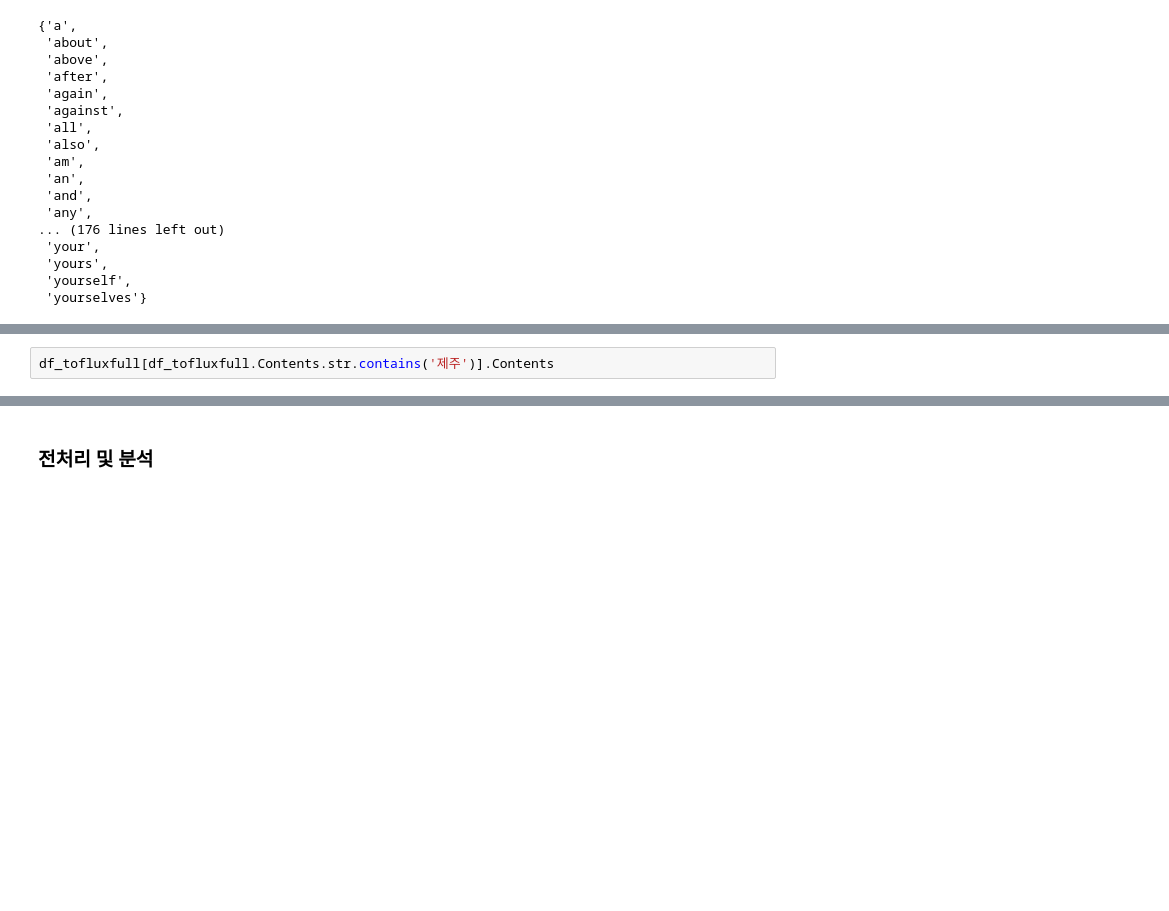
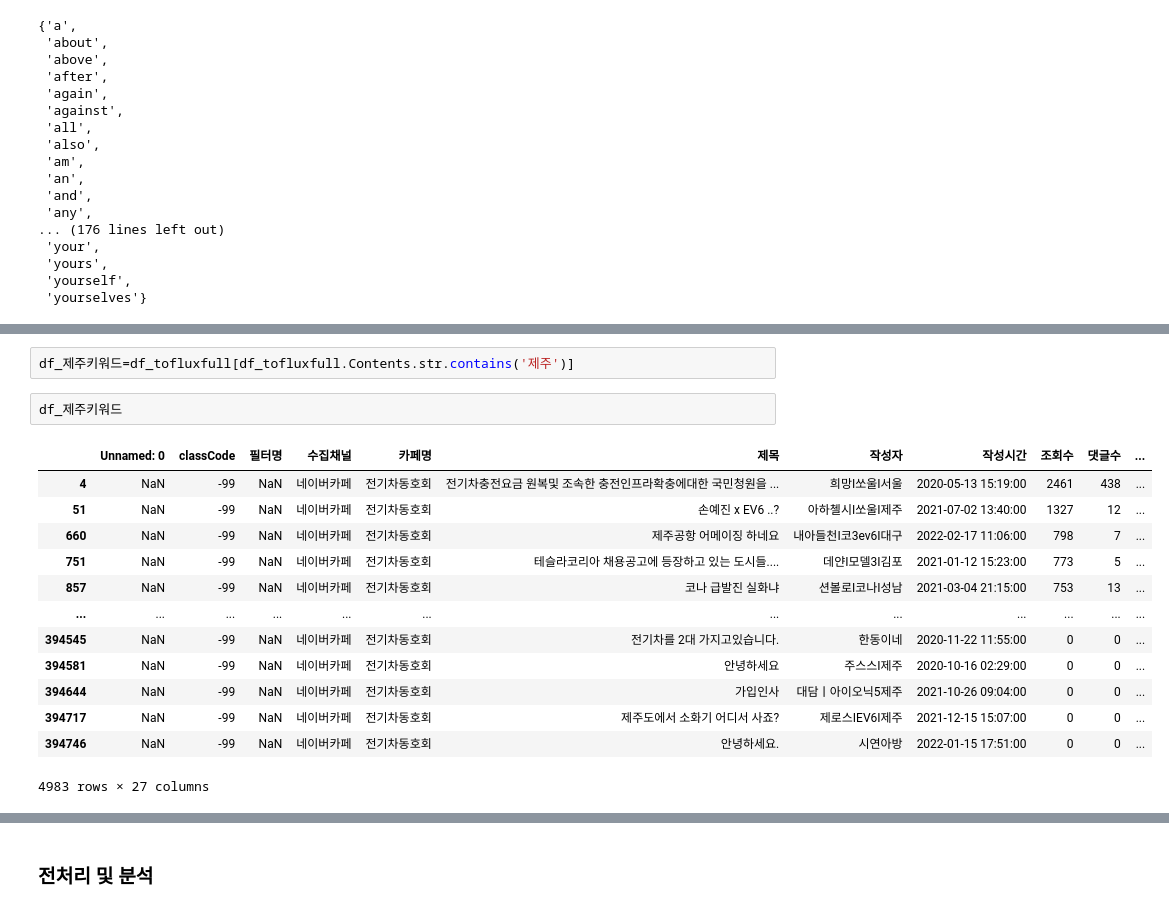
Before and after one commit to minwooking/Jeju_Electric_Vehicle_analysis, a Jupyter notebook: 전기차리뷰_워드클라우드.ipynb, the cells around one changed output, grey strips where cells are left out. Cells and saved outputs as stored; diff of their text form; blank space fills up the shorter version.

```diff
--- a/전기차리뷰_워드클라우드.ipynb
+++ b/전기차리뷰_워드클라우드.ipynb
@@ -106,2 +118,18 @@ df_toflux.head(3)
 # %%
-df_tofluxfull[df_tofluxfull.Contents.str.contains('제주')].Contents
+df_제주키워드=df_tofluxfull[df_tofluxfull.Contents.str.contains('제주')]
+# %%
+df_제주키워드
+# %% [output]
+|  | Unnamed: 0 | classCode | 필터명 | 수집채널 | 카페명 | 제목 | 작성자 | 작성시간 | 조회수 | 댓글수 | ... |
+| 4 | NaN | -99 | NaN | 네이버카페 | 전기차동호회 | 전기차충전요금 원복및 조속한 충전인프라확충에대한 국민청원을 ... | 희망I쏘울I서울 | 2020-05-13 15:19:00 | 2461 | 438 | ... |
+| 51 | NaN | -99 | NaN | 네이버카페 | 전기차동호회 | 손예진 x EV6 ..? | 아하첼시I쏘울I제주 | 2021-07-02 13:40:00 | 1327 | 12 | ... |
+| 660 | NaN | -99 | NaN | 네이버카페 | 전기차동호회 | 제주공항 어메이징 하네요 | 내아들천I코3ev6I대구 | 2022-02-17 11:06:00 | 798 | 7 | ... |
+| 751 | NaN | -99 | NaN | 네이버카페 | 전기차동호회 | 테슬라코리아 채용공고에 등장하고 있는 도시들.... | 데얀I모델3I김포 | 2021-01-12 15:23:00 | 773 | 5 | ... |
+| 857 | NaN | -99 | NaN | 네이버카페 | 전기차동호회 | 코나 급발진 실화냐 | 션볼로I코나I성남 | 2021-03-04 21:15:00 | 753 | 13 | ... |
+| ... | ... | ... | ... | ... | ... | ... | ... | ... | ... | ... | ... |
+| 394545 | NaN | -99 | NaN | 네이버카페 | 전기차동호회 | 전기차를 2대 가지고있습니다. | 한동이네 | 2020-11-22 11:55:00 | 0 | 0 | ... |
+| 394581 | NaN | -99 | NaN | 네이버카페 | 전기차동호회 | 안녕하세요 | 주스스I제주 | 2020-10-16 02:29:00 | 0 | 0 | ... |
+| 394644 | NaN | -99 | NaN | 네이버카페 | 전기차동호회 | 가입인사 | 대담ㅣ아이오닉5제주 | 2021-10-26 09:04:00 | 0 | 0 | ... |
+| 394717 | NaN | -99 | NaN | 네이버카페 | 전기차동호회 | 제주도에서 소화기 어디서 사죠? | 제로스IEV6I제주 | 2021-12-15 15:07:00 | 0 | 0 | ... |
+| 394746 | NaN | -99 | NaN | 네이버카페 | 전기차동호회 | 안녕하세요. | 시연아방 | 2022-01-15 17:51:00 | 0 | 0 | ... |
+4983 rows × 27 columns
```
Also changed, not shown: parts of 26 cells of this notebook.
